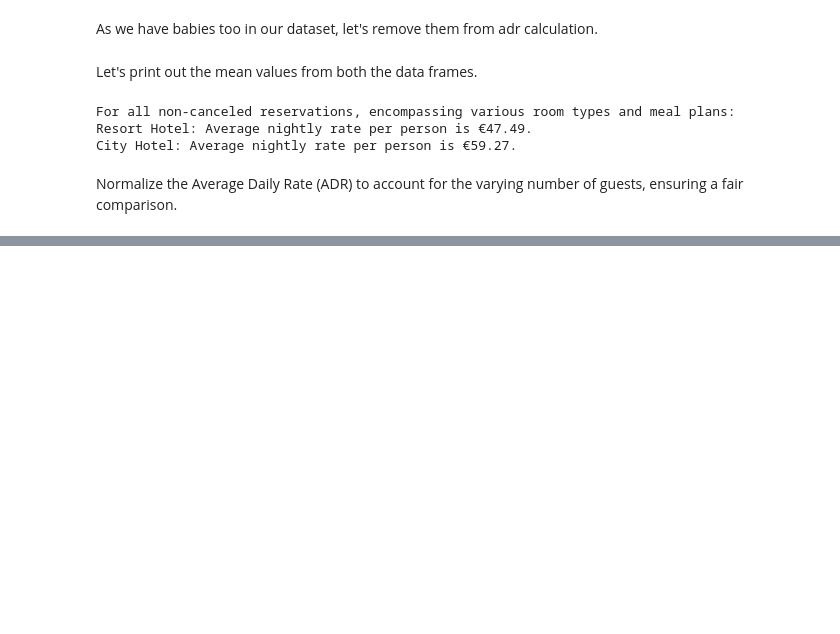
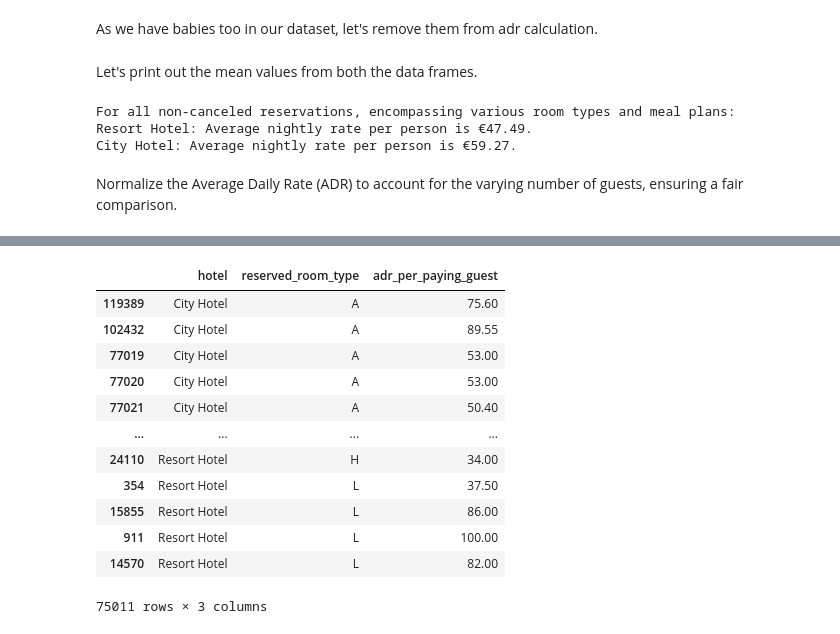
Before and after one commit to Chirag529/Hotel_EDA, a Jupyter notebook: main.ipynb, the cells around one changed output, grey strips where cells are left out. Saved outputs shown, nothing was run; the diff lists cells and outputs as text; code cells hidden in the pictures; blank space fills up the shorter version.

```diff
--- a/main.ipynb
+++ b/main.ipynb
@@ -261,0 +263,18 @@ non_canceled_bookings
+# %%
+# Selecting data for actual guests, sorting by reserved room type
+guests_room_prices = non_canceled_bookings[["hotel", "reserved_room_type", "adr_per_paying_guest"]].sort_values("reserved_room_type")
+guests_room_prices
+# %% [output]
+|  | hotel | reserved_room_type | adr_per_paying_guest |
+| 119389 | City Hotel | A | 75.60 |
+| 102432 | City Hotel | A | 89.55 |
+| 77019 | City Hotel | A | 53.00 |
+| 77020 | City Hotel | A | 53.00 |
+| 77021 | City Hotel | A | 50.40 |
+| ... | ... | ... | ... |
+| 24110 | Resort Hotel | H | 34.00 |
+| 354 | Resort Hotel | L | 37.50 |
+| 15855 | Resort Hotel | L | 86.00 |
+| 911 | Resort Hotel | L | 100.00 |
+| 14570 | Resort Hotel | L | 82.00 |
+75011 rows × 3 columns
```
Also changed, not shown: parts of 5 cells of this notebook.
